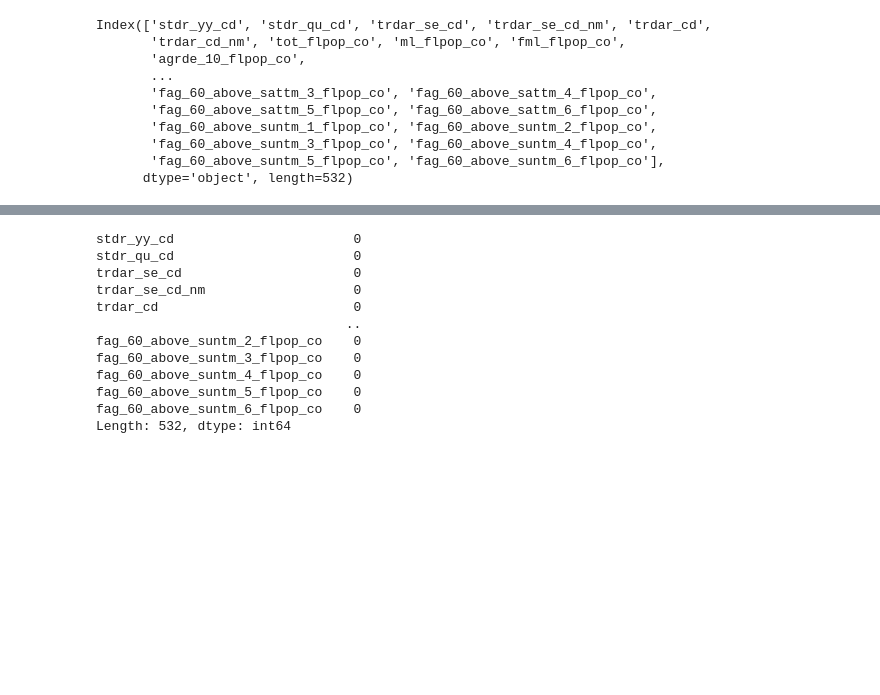
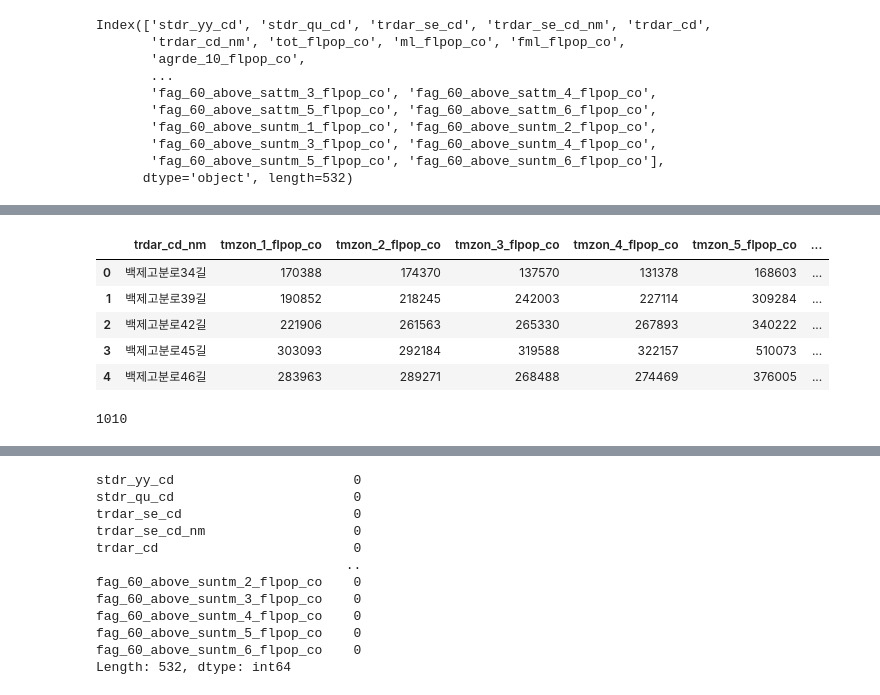
Before and after one commit to canary4651/TIL, a Jupyter notebook: jupyter/유동인구.ipynb, the cells around one changed output, grey strips where cells are left out. Saved outputs shown, nothing was run; the diff lists cells and outputs as text; code cells hidden in the pictures; blank space fills up the shorter version.

```diff
--- a/jupyter/유동인구.ipynb
+++ b/jupyter/유동인구.ipynb
@@ -72,0 +85,17 @@ Index(['stdr_yy_cd', 'stdr_qu_cd', 'trdar_se_cd', 'trdar_se_cd_nm', 'trdar_cd',
+# %%
+시간대 = ['trdar_cd_nm','tmzon_1_flpop_co','tmzon_2_flpop_co',
+       'tmzon_3_flpop_co','tmzon_4_flpop_co','tmzon_5_flpop_co','tmzon_6_flpop_co']
+sgd = a[시간대]
+# %%
+sgd.head()
+# %% [output]
+|  | trdar_cd_nm | tmzon_1_flpop_co | tmzon_2_flpop_co | tmzon_3_flpop_co | tmzon_4_flpop_co | tmzon_5_flpop_co | ... |
+| 0 | 백제고분로34길 | 170388 | 174370 | 137570 | 131378 | 168603 | ... |
+| 1 | 백제고분로39길 | 190852 | 218245 | 242003 | 227114 | 309284 | ... |
+| 2 | 백제고분로42길 | 221906 | 261563 | 265330 | 267893 | 340222 | ... |
+| 3 | 백제고분로45길 | 303093 | 292184 | 319588 | 322157 | 510073 | ... |
+| 4 | 백제고분로46길 | 283963 | 289271 | 268488 | 274469 | 376005 | ... |
+# %%
+len(sgd)
+# %% [output]
+1010
```
Also changed, not shown: parts of 33 cells of this notebook, 25 other files.
